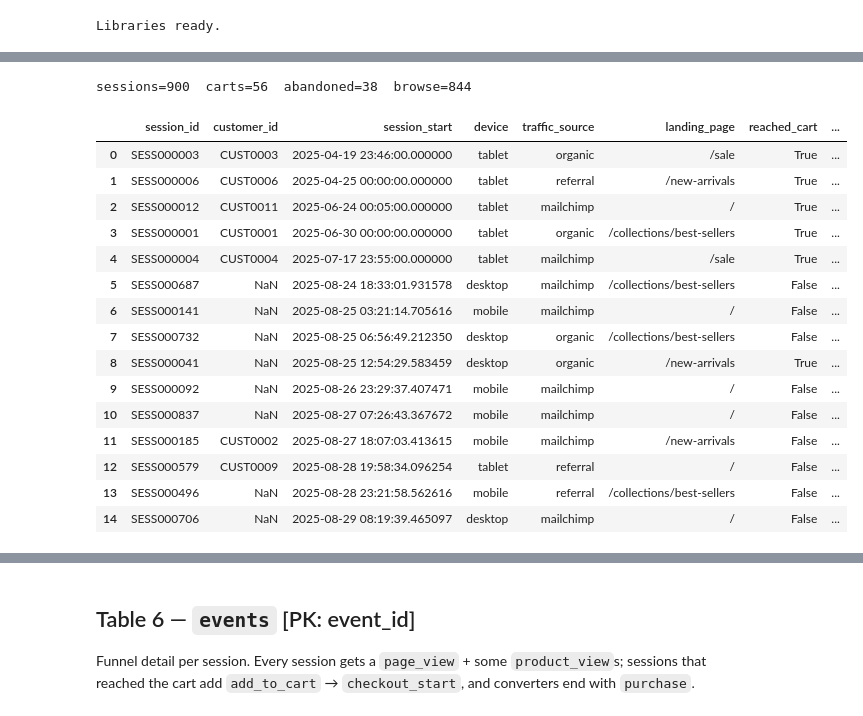
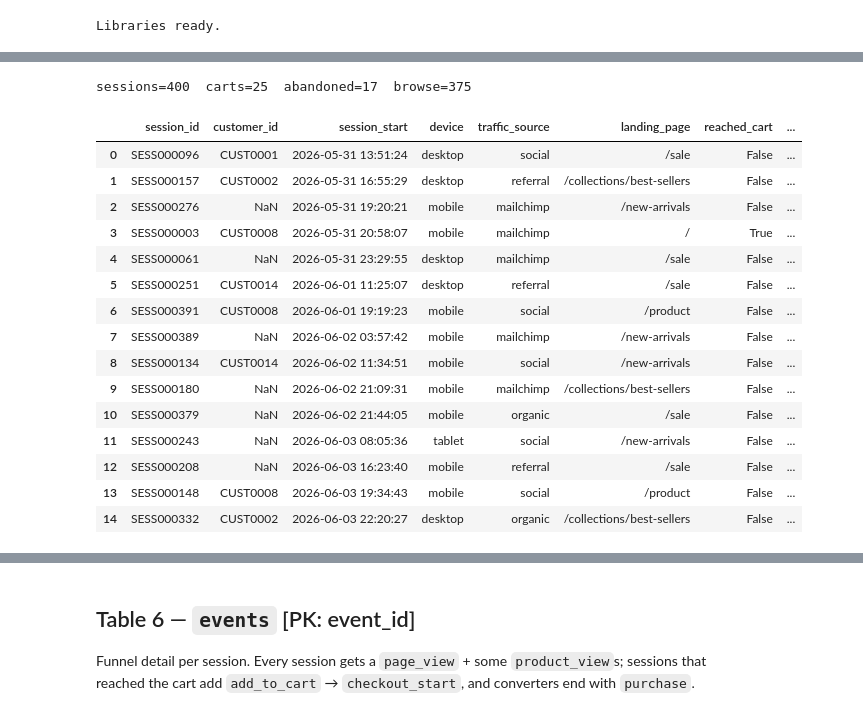
Before and after one commit to sglenn7/capfinch-data, a Jupyter notebook: data_gen.ipynb, the cells around one changed output, grey strips where cells are left out. Saved outputs shown, nothing was run; the diff lists cells and outputs as text; code cells hidden in the pictures.

```diff
--- a/data_gen.ipynb
+++ b/data_gen.ipynb
@@ -133,0 +339,24 @@ products_df
+# %%
+# SKUs that sell above what price alone would predict
+HERO_SKUS = {
+    "Soy Wax Candle",
+    "Letterpress Greeting Card",
+    "Stoneware Mug",
+    "Shea Hand Cream",
+    "Gold Vermeil Hoops",
+}
+PRICE_ELASTICITY = 0.6  # higher = cheap items dominate more
+HERO_BOOST = 3.5
+
+_w = (products_df["price"].median() / products_df["price"]) ** PRICE_ELASTICITY
+_w = _w * np.where(products_df["product_name"].isin(HERO_SKUS), HERO_BOOST, 1.0)
+_w = _w * np.exp(np.random.normal(0, 0.35, len(products_df)))
+product_weights = (_w / _w.sum()).to_numpy()
+
+print("Top 8 by expected sell-through")
+print(
+    products_df.assign(share=product_weights)
+    .nlargest(8, "share")[["product_name", "category", "price", "share"]]
+    .assign(share=lambda d: (d["share"] * 100).round(1).astype(str) + "%")
+    .to_string(index=False)
+)
@@ -150,9 +393,12 @@ def age_band(a):
 order_counts = [2] * repeat_customers + [1] * (N_CUSTOMERS - repeat_customers)
 random.shuffle(order_counts)
 
+signup_window = (TODAY - pd.Timedelta(days=30) - HISTORY_START).days
+
 customers = []
 for i in range(1, N_CUSTOMERS + 1):
     age = int(np.random.randint(18, 66))
+    signup = HISTORY_START + pd.Timedelta(days=int(np.random.randint(0, signup_window)))
     customers.append({
         "customer_id": f"CUST{i:04d}",
         "email": fake.unique.email(),
@@ -161,7 +407,7 @@ for i in range(1, N_CUSTOMERS + 1):
         "gender": random.choice(GENDERS),
         "state": fake.state_abbr(),
         "zip": fake.zipcode(),
-        "signup_date": fake.date_between(start_date="-2y", end_date="-30d"),
+        "signup_date": signup.date(),
         "acquisition_source": random.choice(ACQ_SOURCES),
         "first_order_date": pd.NaT,        # filled after orders are built
         "total_orders": order_counts[i - 1],
@@ -311,55 +647,53 @@ Some non-converting sessions are anonymous (`customer_id = None`).
 # %%
-n_orders = len(orders_df)
-total_carts = round(n_orders / (1 - TARGET_ABANDONMENT))
-abandoned_carts = max(total_carts - n_orders, 0)
-total_sessions = round(n_orders / TARGET_CONVERSION)
+n_online_orders = int((orders_df["channel"] == "online").sum())
+total_carts = round(n_online_orders / (1 - TARGET_ABANDONMENT))
+abandoned_carts = max(total_carts - n_online_orders, 0)
+total_sessions = round(n_online_orders / TARGET_CONVERSION)
 browse_sessions = max(total_sessions - total_carts, 0)
 
 cust_ids = customers_df["customer_id"].tolist()
 
 
 def make_session(reached_cart, converted):
-    global sess_seq
-    sess_seq += 1
     # ~40% of non-converting traffic is a known customer, the rest is anonymous
     cust_id = random.choice(cust_ids) if random.random() < 0.4 else None
     return {
-        "session_id": f"SESS{sess_seq:06d}",
+        "session_id": f"SESS{next(session_counter):06d}",
         "customer_id": cust_id,
-        "session_start": pd.to_datetime(fake.date_time_between(start_date="-1y", end_date="now")),
-        "device": random.choice(DEVICES),
+        "session_start": sample_datetime("online", LAUNCH_DATE, TODAY),
+        "device": str(np.random.choice(DEVICES, p=DEVICE_W)),
         "traffic_source": random.choice(ACQ_SOURCES),
         "landing_page": random.choice(LANDING_PAGES),
         "reached_cart": reached_cart,
         "converted": converted,
     }
 
 
 for _ in range(abandoned_carts):
     sess_rows.append(make_session(reached_cart=True, converted=False))
 for _ in range(browse_sessions):
     sess_rows.append(make_session(reached_cart=False, converted=False))
 
 sessions_df = pd.DataFrame(sess_rows).sort_values("session_start").reset_index(drop=True)
 print(f"sessions={len(sessions_df)}  carts={total_carts}  abandoned={abandoned_carts}  browse={browse_sessions}")
 sessions_df.head(15)
 # %% [output]
-sessions=900  carts=56  abandoned=38  browse=844
+sessions=400  carts=25  abandoned=17  browse=375
 |  | session_id | customer_id | session_start | device | traffic_source | landing_page | reached_cart | ... |
-| 0 | SESS000003 | CUST0003 | 2025-04-19 23:46:00.000000 | tablet | organic | /sale | True | ... |
-| 1 | SESS000006 | CUST0006 | 2025-04-25 00:00:00.000000 | tablet | referral | /new-arrivals | True | ... |
-| 2 | SESS000012 | CUST0011 | 2025-06-24 00:05:00.000000 | tablet | mailchimp | / | True | ... |
-| 3 | SESS000001 | CUST0001 | 2025-06-30 00:00:00.000000 | tablet | organic | /collections/best-sellers | True | ... |
-| 4 | SESS000004 | CUST0004 | 2025-07-17 23:55:00.000000 | tablet | mailchimp | /sale | True | ... |
-| 5 | SESS000687 | NaN | 2025-08-24 18:33:01.931578 | desktop | mailchimp | /collections/best-sellers | False | ... |
-| 6 | SESS000141 | NaN | 2025-08-25 03:21:14.705616 | mobile | mailchimp | / | False | ... |
-| 7 | SESS000732 | NaN | 2025-08-25 06:56:49.212350 | desktop | organic | /collections/best-sellers | False | ... |
-| 8 | SESS000041 | NaN | 2025-08-25 12:54:29.583459 | desktop | organic | /new-arrivals | True | ... |
-| 9 | SESS000092 | NaN | 2025-08-26 23:29:37.407471 | mobile | mailchimp | / | False | ... |
-| 10 | SESS000837 | NaN | 2025-08-27 07:26:43.367672 | mobile | mailchimp | / | False | ... |
-| 11 | SESS000185 | CUST0002 | 2025-08-27 18:07:03.413615 | mobile | mailchimp | /new-arrivals | False | ... |
-| 12 | SESS000579 | CUST0009 | 2025-08-28 19:58:34.096254 | tablet | referral | / | False | ... |
-| 13 | SESS000496 | NaN | 2025-08-28 23:21:58.562616 | mobile | referral | /collections/best-sellers | False | ... |
-| 14 | SESS000706 | NaN | 2025-08-29 08:19:39.465097 | desktop | mailchimp | / | False | ... |
+| 0 | SESS000096 | CUST0001 | 2026-05-31 13:51:24 | desktop | social | /sale | False | ... |
+| 1 | SESS000157 | CUST0002 | 2026-05-31 16:55:29 | desktop | referral | /collections/best-sellers | False | ... |
+| 2 | SESS000276 | NaN | 2026-05-31 19:20:21 | mobile | mailchimp | /new-arrivals | False | ... |
+| 3 | SESS000003 | CUST0008 | 2026-05-31 20:58:07 | mobile | mailchimp | / | True | ... |
+| 4 | SESS000061 | NaN | 2026-05-31 23:29:55 | desktop | mailchimp | /sale | False | ... |
+| 5 | SESS000251 | CUST0014 | 2026-06-01 11:25:07 | desktop | referral | /sale | False | ... |
+| 6 | SESS000391 | CUST0008 | 2026-06-01 19:19:23 | mobile | social | /product | False | ... |
+| 7 | SESS000389 | NaN | 2026-06-02 03:57:42 | mobile | mailchimp | /new-arrivals | False | ... |
+| 8 | SESS000134 | CUST0014 | 2026-06-02 11:34:51 | mobile | social | /new-arrivals | False | ... |
+| 9 | SESS000180 | NaN | 2026-06-02 21:09:31 | mobile | mailchimp | /collections/best-sellers | False | ... |
+| 10 | SESS000379 | NaN | 2026-06-02 21:44:05 | mobile | organic | /sale | False | ... |
+| 11 | SESS000243 | NaN | 2026-06-03 08:05:36 | tablet | social | /new-arrivals | False | ... |
+| 12 | SESS000208 | NaN | 2026-06-03 16:23:40 | mobile | referral | /sale | False | ... |
+| 13 | SESS000148 | CUST0008 | 2026-06-03 19:34:43 | mobile | social | /product | False | ... |
+| 14 | SESS000332 | CUST0002 | 2026-06-03 22:20:27 | desktop | organic | /collections/best-sellers | False | ... |
 # %% [markdown]
 ### Back-fill `first_order_date`
```
Also changed, not shown: parts of 21 cells of this notebook, 4 other files.
